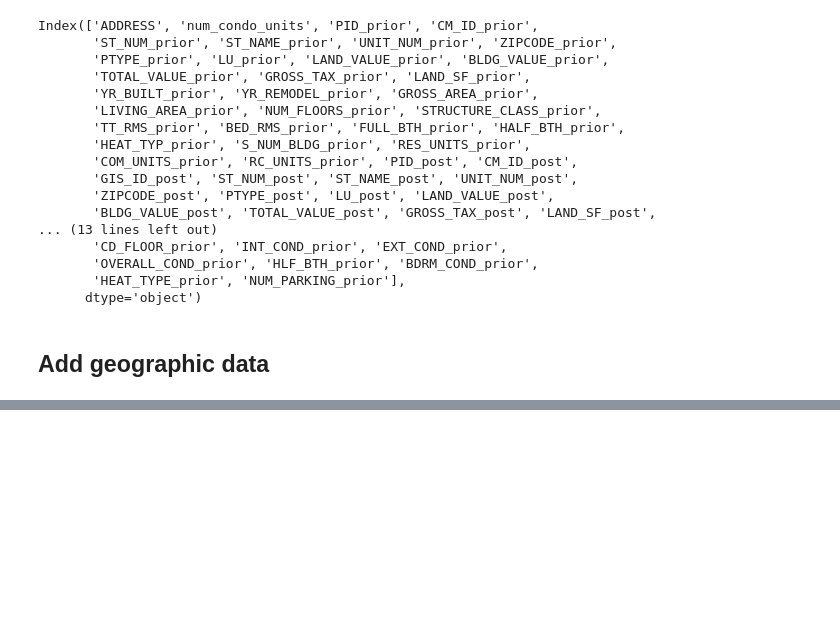
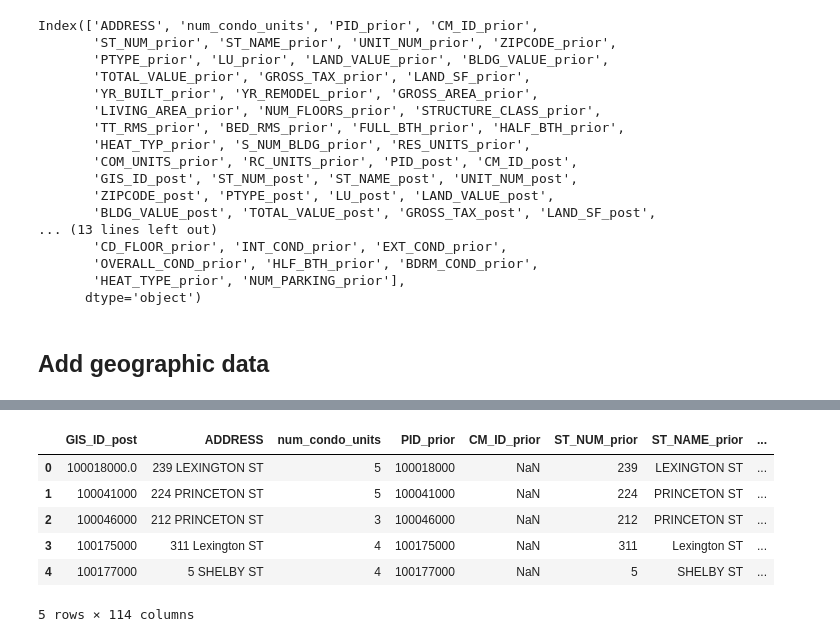
Before and after one commit to gracefh/boston-condo-conversions, a Jupyter notebook: data_cleaning.ipynb, the cells around one changed output, grey strips where cells are left out. Saved outputs shown, nothing was run; the diff lists cells and outputs as text; code cells hidden in the pictures; blank space fills up the shorter version.

```diff
--- a/data_cleaning.ipynb
+++ b/data_cleaning.ipynb
@@ -168,6 +168,16 @@ geo_parcels.head()
 | 3 | 4 | 107071000 | F_794865_2944326 | FEE | 1 | ASSESS | NaN | 20191107 | NaN | N | ... |
 | 4 | 5 | 107073000 | F_795068_2942368 | FEE | 1 | ASSESS | NaN | 20191107 | NaN | N | ... |
 # %%
-merged_df = merged_df.set_index("GIS_ID_post").join(geo_parcels)
+merged_df = merged_df.set_index("GIS_ID_post").join(geo_parcels.set_index("MAP_PAR_ID")).reset_index()
+# %%
+merged_df.head()
+# %% [output]
+|  | GIS_ID_post | ADDRESS | num_condo_units | PID_prior | CM_ID_prior | ST_NUM_prior | ST_NAME_prior | ... |
+| 0 | 100018000.0 | 239 LEXINGTON ST | 5 | 100018000 | NaN | 239 | LEXINGTON ST | ... |
+| 1 | 100041000 | 224 PRINCETON ST | 5 | 100041000 | NaN | 224 | PRINCETON ST | ... |
+| 2 | 100046000 | 212 PRINCETON ST | 3 | 100046000 | NaN | 212 | PRINCETON ST | ... |
+| 3 | 100175000 | 311 Lexington ST | 4 | 100175000 | NaN | 311 | Lexington ST | ... |
+| 4 | 100177000 | 5 SHELBY ST | 4 | 100177000 | NaN | 5 | SHELBY ST | ... |
+5 rows × 114 columns
 # %%
 # merged_df.to_csv("condo_conversions.csv")
```
